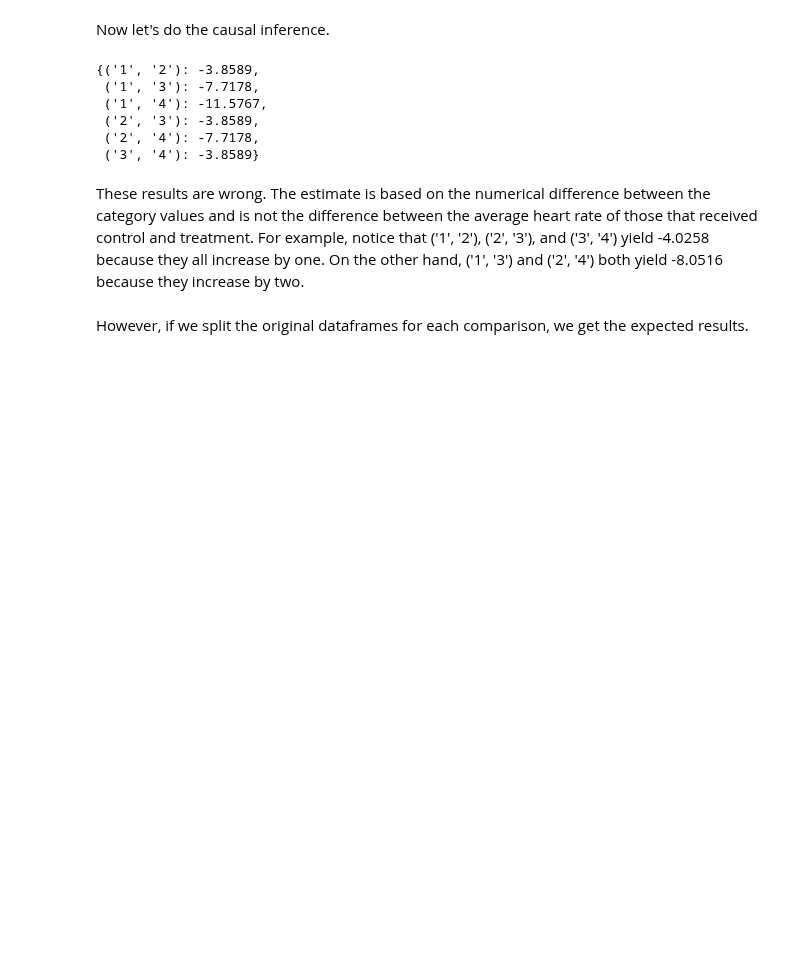
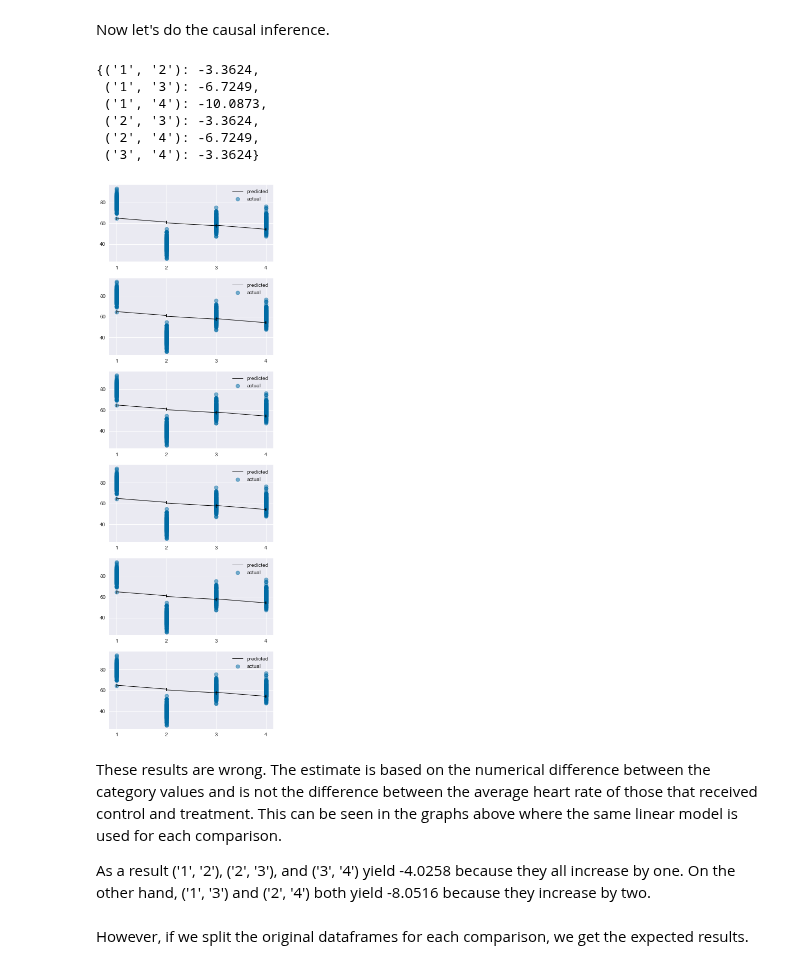
Before and after one commit to AndrewC19/dowhy_categorical_estimation_issue, a Jupyter notebook: categorical_estimation_demo.ipynb, the cells around one changed output. Drawn from its saved outputs; the diff is of its cells as text; code cells hidden in the pictures; blank space fills up the shorter version.

```diff
--- a/categorical_estimation_demo.ipynb
+++ b/categorical_estimation_demo.ipynb
@@ -47,26 +48,38 @@ Now let's do the causal inference.
 # %%
 causal_model = CausalModel(df, "Drug", "Heart Rate", causal_graph)
 causal_estimand = causal_model.identify_effect(proceed_when_unidentifiable=True)
 
 # Compare each unique pair of drugs:
 control_treatment_pairs = combinations(["1", "2", "3", "4"], 2)
 causal_estimates = {}
-for control_treatment_pair in control_treatment_pairs:
+fig, ax = plt.subplots(6, figsize=(5,15))
+
+for i, control_treatment_pair in enumerate(control_treatment_pairs):
     control_value, treatment_value = control_treatment_pair
     causal_estimate = causal_model.estimate_effect(causal_estimand, method_name="backdoor.linear_regression",
                                                    control_value=control_value, treatment_value=treatment_value)
-    causal_estimates[(control_value, treatment_value)] = round(causal_estimate.value, 4)
+    linear_model = causal_estimate.estimator.model
+    ax[i].plot(df["Drug"], linear_model.predict(), label='predicted', color="black", linewidth=1)
+    ax[i].scatter(df["Drug"], df["Heart Rate"], alpha=0.5, label='actual', linewidth=1)
+    ax[i].legend()
+    causal_estimates[(control_value, treatment_value)] = (round(causal_estimate.value, 4))
 
 pprint(causal_estimates)
+
+plt.legend()
+plt.tight_layout()
 # %% [output]
-{('1', '2'): -3.8589,
- ('1', '3'): -7.7178,
- ('1', '4'): -11.5767,
- ('2', '3'): -3.8589,
- ('2', '4'): -7.7178,
- ('3', '4'): -3.8589}
+{('1', '2'): -3.3624,
+ ('1', '3'): -6.7249,
+ ('1', '4'): -10.0873,
+ ('2', '3'): -3.3624,
+ ('2', '4'): -6.7249,
+ ('3', '4'): -3.3624}
+[figure, added]
 # %% [markdown]
-These results are wrong. The estimate is based on the numerical difference between the category values and is not the difference between the average heart rate of those that received control and treatment. For example, notice that ('1', '2'), ('2', '3'), and ('3', '4') yield -4.0258 because they all increase by one. On the other hand, ('1', '3') and ('2', '4') both yield -8.0516 because they increase by two.
+These results are wrong. The estimate is based on the numerical difference between the category values and is not the difference between the average heart rate of those that received control and treatment. This can be seen in the graphs above where the same linear model is used for each comparison.
+
+As a result ('1', '2'), ('2', '3'), and ('3', '4') yield -4.0258 because they all increase by one. On the other hand, ('1', '3') and ('2', '4') both yield -8.0516 because they increase by two.
 # %% [markdown]
 However, if we split the original dataframes for each comparison, we get the expected results.
 # %%
```
Also changed, not shown: parts of 3 cells of this notebook.
